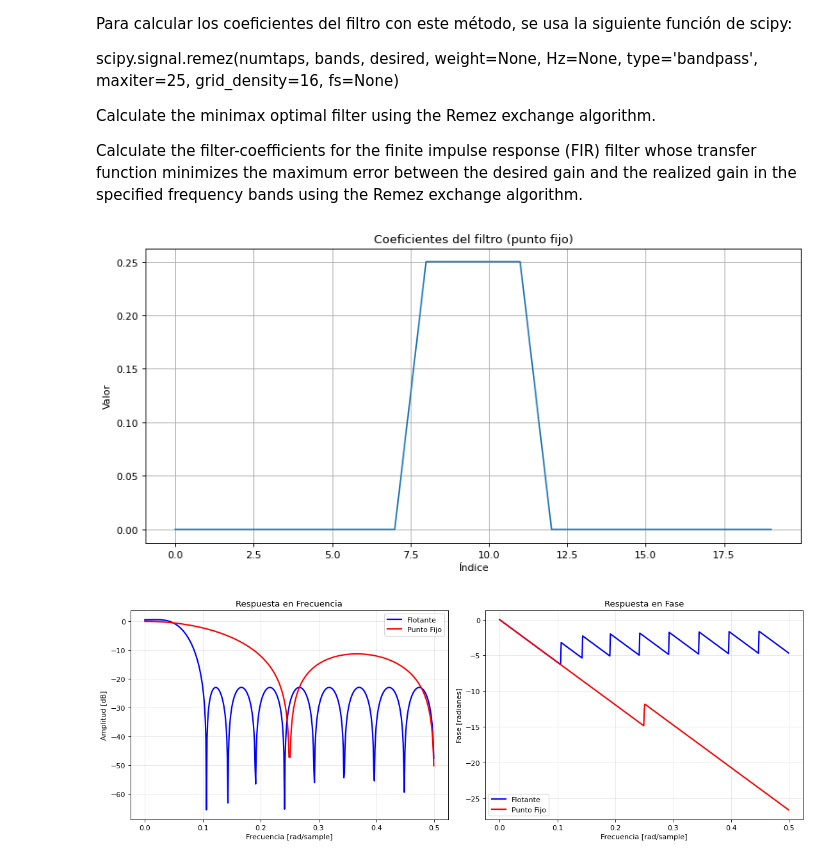
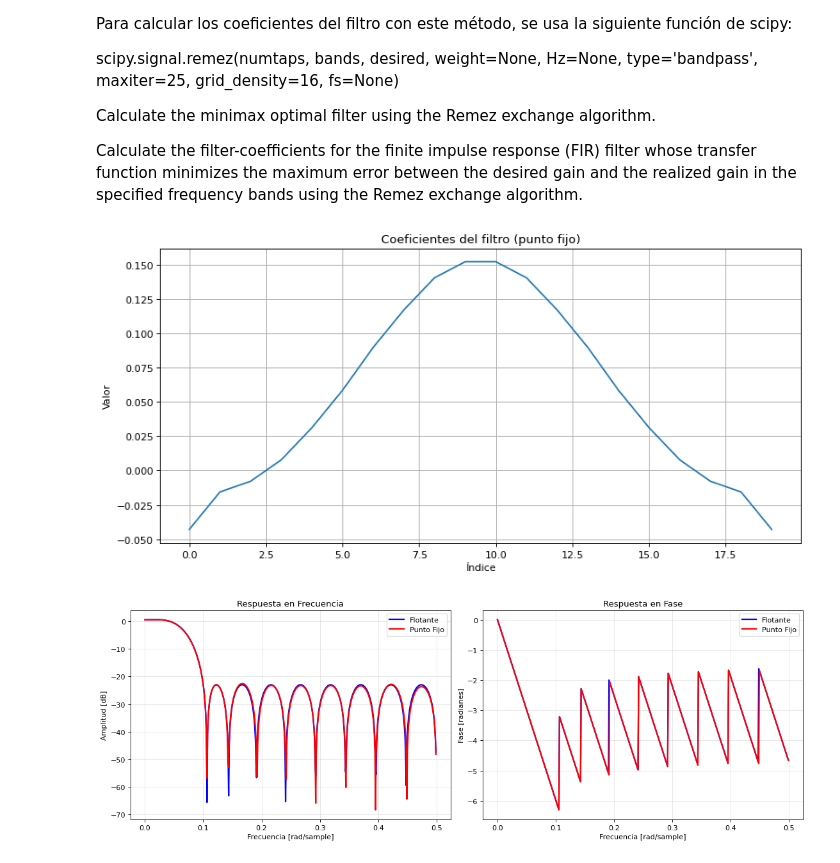
Before and after one commit to enriquezmartin/pes-utn-fra, a Jupyter notebook: python-notebooks/4-filters/4-remez.ipynb, the cells around one changed output. Drawn from its saved outputs; the diff is of its cells as text; code cells hidden in the pictures.

```diff
--- a/python-notebooks/4-filters/4-remez.ipynb
+++ b/python-notebooks/4-filters/4-remez.ipynb
@@ -41,7 +41,7 @@ Calculate the minimax optimal filter using the Remez exchange algorithm.
 
 Calculate the filter-coefficients for the finite impulse response (FIR) filter whose transfer function minimizes the maximum error between the desired gain and the realized gain in the specified frequency bands using the Remez exchange algorithm.
 # %%
-qformat = {'signed': True, 'm': 6, 'n': 2}
+qformat = {'signed': True, 'm': 8, 'n': 8}
 b = sig.remez(20, [0, 0.05, 0.10, 0.5], [1, 0], maxiter=100)
 c = arrayFixedPoint(b, qformat)
 
@@ -60,32 +60,32 @@ w, hq = sig.freqz(c)
 w = w / (2 * np.pi)
 
 # Calcular ángulos
 angles = np.unwrap(np.angle(h))
 angles_q = np.unwrap(np.angle(hq))
 
 # Segundo gráfico: Respuesta en frecuencia y fase en dos subplots horizontales
 fig2, (ax2, ax3) = plt.subplots(1, 2, figsize=(14, 5), dpi=80)
 
 # Subplot 1: Respuesta en frecuencia
 ax2.set_title('Respuesta en Frecuencia')
 ax2.plot(w, 20 * np.log10(abs(h)), 'b', label='Flotante', linewidth=2)
 ax2.plot(w, 20 * np.log10(abs(hq)), 'r', label='Punto Fijo', linewidth=2)
 ax2.set_ylabel('Amplitud [dB]')
 ax2.set_xlabel('Frecuencia [rad/sample]')
 ax2.grid(True, alpha=0.3)
 ax2.legend()
 
 # Subplot 2: Respuesta en fase
 ax3.set_title('Respuesta en Fase')
 ax3.plot(w, angles, 'b', label='Flotante', linewidth=2)
 ax3.plot(w, angles_q, 'r', label='Punto Fijo', linewidth=2)
 ax3.set_ylabel('Fase [radianes]')
 ax3.set_xlabel('Frecuencia [rad/sample]')
 ax3.grid(True, alpha=0.3)
 ax3.legend()
 
 fig2.tight_layout()
 plt.show()
 # %% [output]
-[figure, old version]
+[figure, new version]
-[figure, old version]
+[figure, new version]
```
Also changed, not shown: 5 other files.
